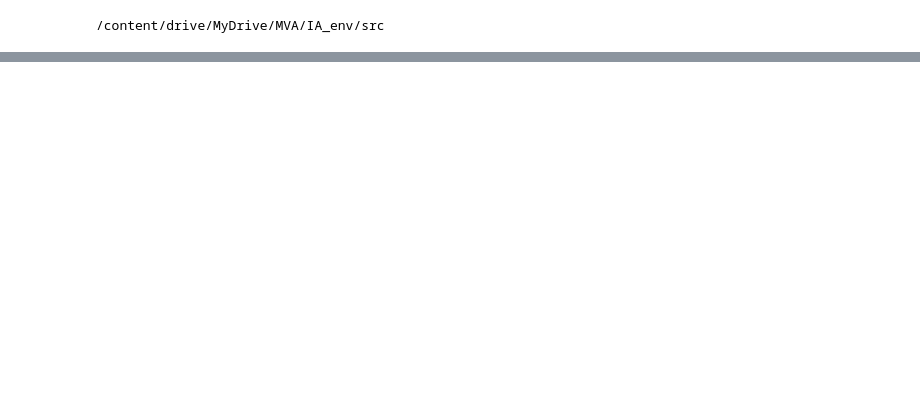
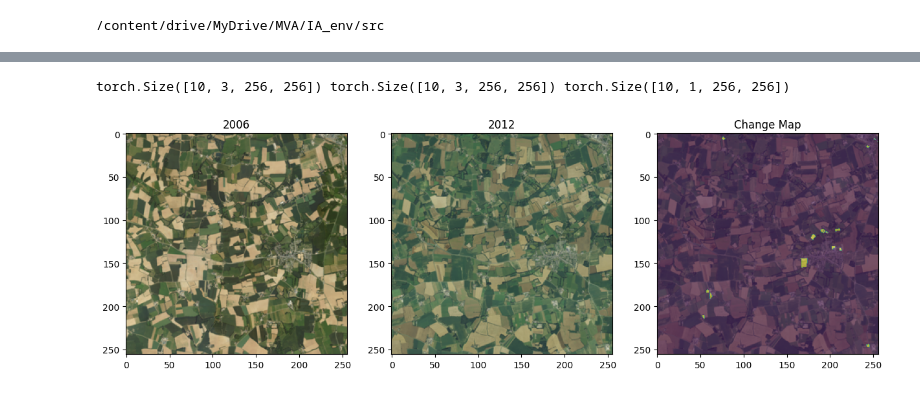
Before and after one commit to BertilleT/Change_detection, a Jupyter notebook: src/binary_CD_HRSCD.ipynb, the cells around one changed output, grey strips where cells are left out. Drawn from its saved outputs; the diff is of its cells as text; code cells hidden in the pictures; blank space fills up the shorter version.

```diff
--- a/src/binary_CD_HRSCD.ipynb
+++ b/src/binary_CD_HRSCD.ipynb
@@ -1043,0 +206,36 @@ pprint(results)
+# %%
+train_indices = list(range(100))
+train_subset = Subset(train_dataset, train_indices)
+
+val_indices = list(range(20))
+val_subset = Subset(val_dataset, val_indices)
+
+test_subset = Subset(test_dataset, val_indices)
+
+train_loader = DataLoader(train_subset, batch_size=bs, shuffle=True)
+val_loader = DataLoader(val_subset, batch_size=bs, shuffle=True)
+test_loader = DataLoader(test_subset, batch_size=bs, shuffle=True)
+# %%
+# check
+sample = next(iter(train_loader))
+print(sample['I1'].shape, sample['I2'].shape, sample['label'].shape)
+# %% [output]
+torch.Size([10, 3, 256, 256]) torch.Size([10, 3, 256, 256]) torch.Size([10, 1, 256, 256])
+# %%
+# plot sample['I1'], sample['I2'], sample['label'] in the same line. Legend: 2006, 2012, binary change map
+
+def plot_sample(sample):
+    fig, ax = plt.subplots(1, 3, figsize=(15, 5))
+    ax[0].imshow(sample['I1'][0].permute(1, 2, 0))
+    ax[0].set_title('2006')
+    ax[1].imshow(sample['I2'][0].permute(1, 2, 0))
+    ax[1].set_title('2012')
+    ax[2].imshow(sample['I2'][0].permute(1, 2, 0))
+    # color only when mask is 1
+    ax[2].imshow(sample['label'][0].permute(1, 2, 0), alpha=0.5)#, cmap='Reds')
+    ax[2].set_title('Change Map')
+    plt.show()
+
+plot_sample(sample)
+# %% [output]
+[figure, added]
```
Also changed, not shown: parts of 30 cells of this notebook, 9 other files.
